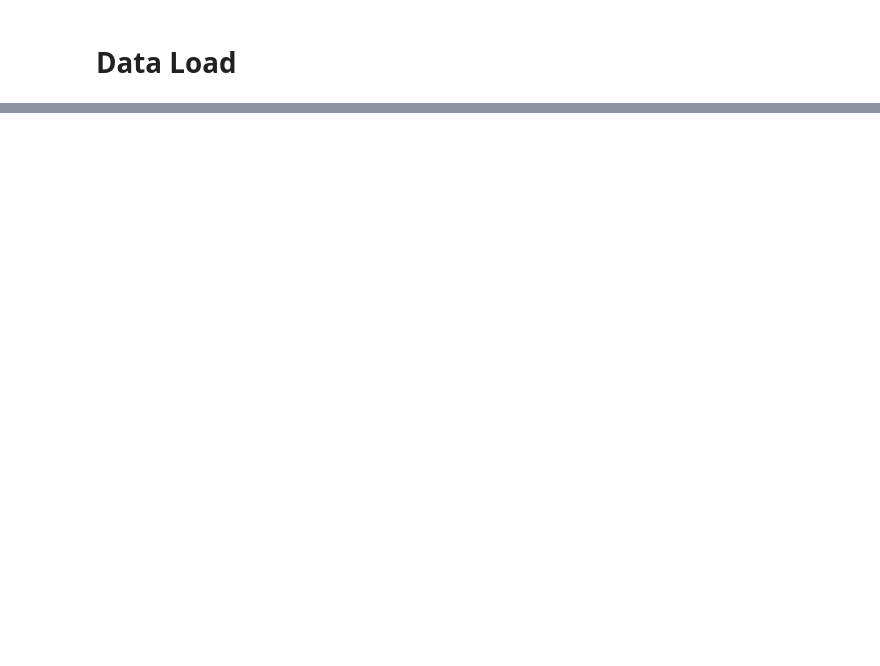
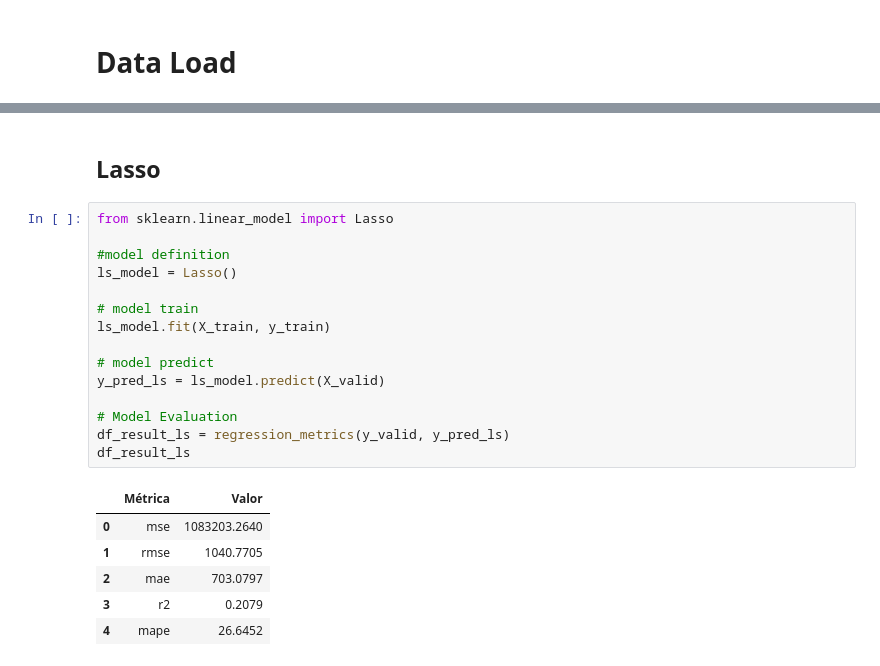
Before and after one commit to Thalesh7991/delivery_fast, a Jupyter notebook: notebooks/Ciclo 0.ipynb, the cells around one changed output, grey strips where cells are left out. Drawn from its saved outputs; the diff is of its cells as text; blank space fills up the shorter version.

```diff
--- a/notebooks/Ciclo 0.ipynb
+++ b/notebooks/Ciclo 0.ipynb
@@ -40,0 +275,24 @@ df
+# %% [markdown]
+## Lasso
+# %%
+from sklearn.linear_model import Lasso
+
+#model definition
+ls_model = Lasso()
+
+# model train
+ls_model.fit(X_train, y_train)
+
+# model predict
+y_pred_ls = ls_model.predict(X_valid)
+
+# Model Evaluation
+df_result_ls = regression_metrics(y_valid, y_pred_ls)
+df_result_ls
+# %% [output]
+|  | Métrica | Valor |
+| 0 | mse | 1083203.2640 |
+| 1 | rmse | 1040.7705 |
+| 2 | mae | 703.0797 |
+| 3 | r2 | 0.2079 |
+| 4 | mape | 26.6452 |
```
Also changed, not shown: parts of 54 cells of this notebook.
